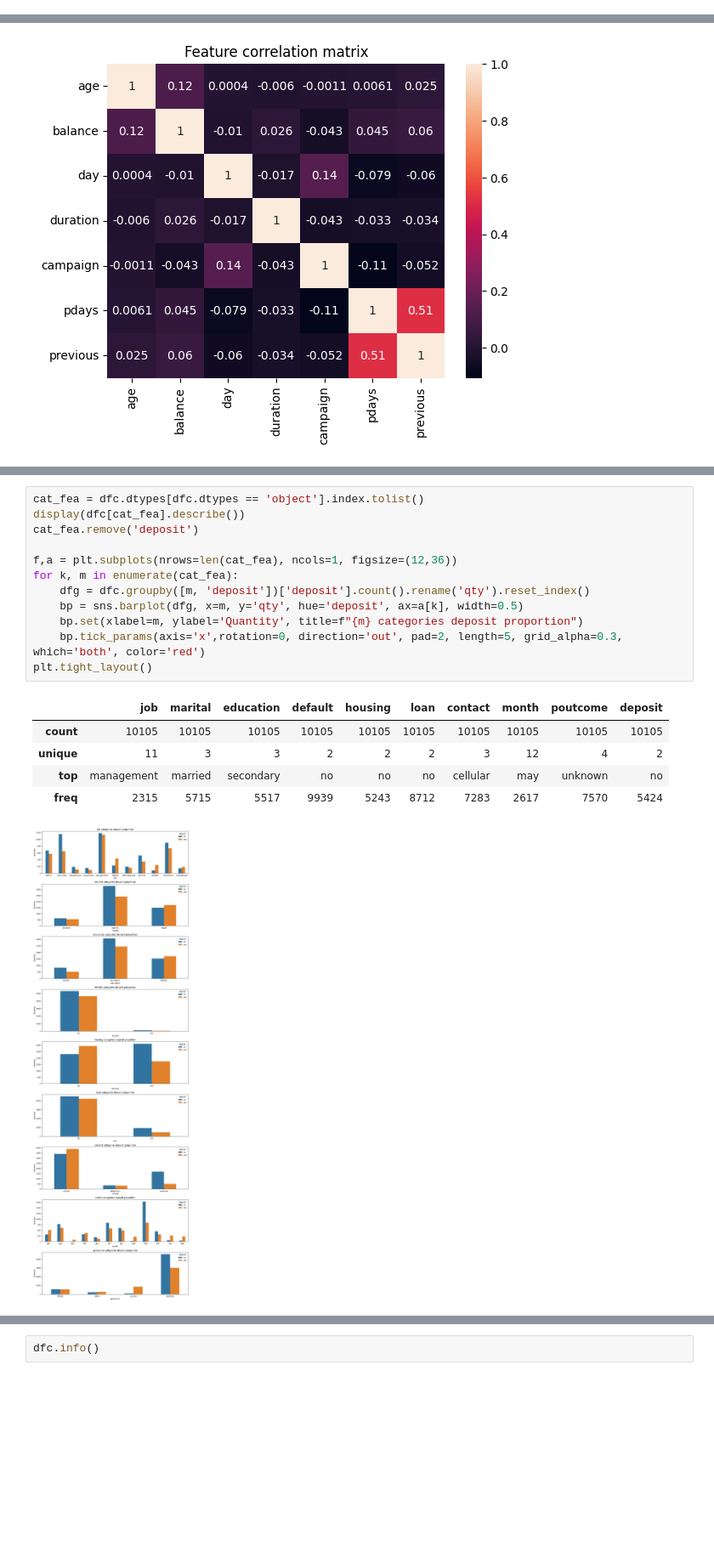
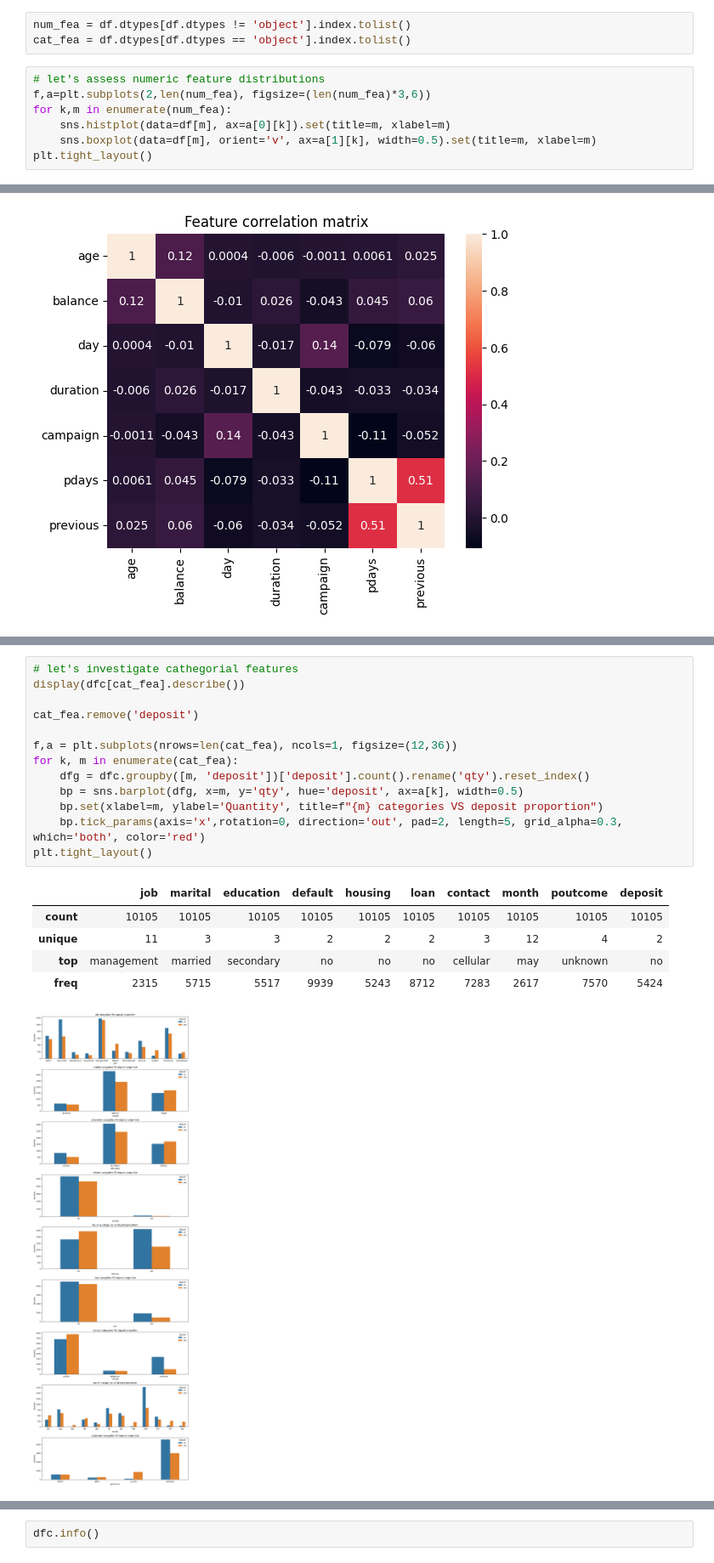
Before and after one commit to ssiarhei115/Customer-Classification, a Jupyter notebook: Project_4_ML.ipynb, the cells around one changed output, grey strips where cells are left out. Shown at 85% size. Cells and saved outputs as stored; diff of their text form; blank space fills up the shorter version.

```diff
--- a/Project_4_ML.ipynb
+++ b/Project_4_ML.ipynb
@@ -163,0 +123,10 @@ cp.set_title('Have opened a deposit', fontsize=14, fontweight='bold');
+# %%
+num_fea = df.dtypes[df.dtypes != 'object'].index.tolist()
+cat_fea = df.dtypes[df.dtypes == 'object'].index.tolist()
+# %%
+# let's assess numeric feature distributions
+f,a=plt.subplots(2,len(num_fea), figsize=(len(num_fea)*3,6))
+for k,m in enumerate(num_fea):
+    sns.histplot(data=df[m], ax=a[0][k]).set(title=m, xlabel=m)
+    sns.boxplot(data=df[m], orient='v', ax=a[1][k], width=0.5).set(title=m, xlabel=m)
+plt.tight_layout()
@@ -185,20 +195,21 @@ sns.heatmap(dfc.corr(numeric_only=True), annot=True).set_title('Feature correlat
 # %%
-cat_fea = dfc.dtypes[dfc.dtypes == 'object'].index.tolist()
+# let's investigate cathegorial features
 display(dfc[cat_fea].describe())
+
 cat_fea.remove('deposit')
 
 f,a = plt.subplots(nrows=len(cat_fea), ncols=1, figsize=(12,36))
 for k, m in enumerate(cat_fea):
     dfg = dfc.groupby([m, 'deposit'])['deposit'].count().rename('qty').reset_index()
     bp = sns.barplot(dfg, x=m, y='qty', hue='deposit', ax=a[k], width=0.5)
-    bp.set(xlabel=m, ylabel='Quantity', title=f"{m} categories deposit proportion")
+    bp.set(xlabel=m, ylabel='Quantity', title=f"{m} categories VS deposit proportion")
     bp.tick_params(axis='x',rotation=0, direction='out', pad=2, length=5, grid_alpha=0.3, which='both', color='red')
 plt.tight_layout()
 # %% [output]
 |  | job | marital | education | default | housing | loan | contact | month | poutcome | deposit |
 | count | 10105 | 10105 | 10105 | 10105 | 10105 | 10105 | 10105 | 10105 | 10105 | 10105 |
 | unique | 11 | 3 | 3 | 2 | 2 | 2 | 3 | 12 | 4 | 2 |
 | top | management | married | secondary | no | no | no | cellular | may | unknown | no |
 | freq | 2315 | 5715 | 5517 | 9939 | 5243 | 8712 | 7283 | 2617 | 7570 | 5424 |
-[figure, old version]
+[figure, new version]
 # %%
```
Also changed, not shown: parts of 55 cells of this notebook, 1 other file.
